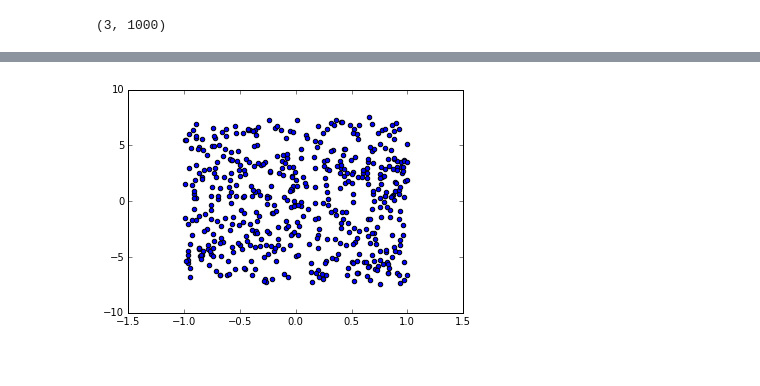
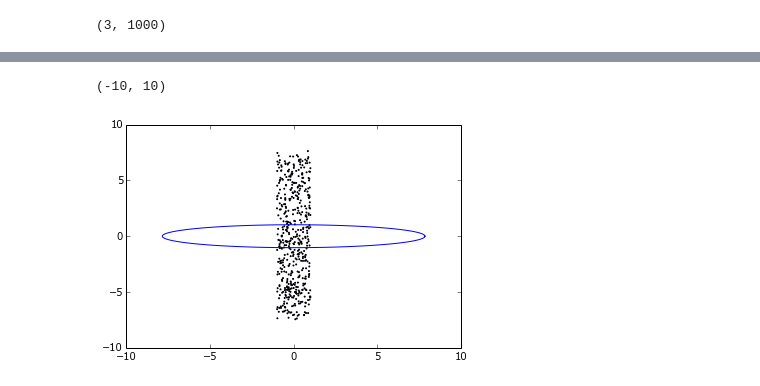
Before and after one commit to jngaravitoc/shapes, a Jupyter notebook: Inertia_tensor_method.ipynb, the cells around one changed output, grey strips where cells are left out. Drawn from its saved outputs; the diff is of its cells as text; code cells hidden in the pictures.

```diff
--- a/Inertia_tensor_method.ipynb
+++ b/Inertia_tensor_method.ipynb
@@ -256,9 +215,11 @@ ylim(-10, 10)
 # %%
 u = np.linspace(0, 2 * np.pi, 100)
-#v = np.linspace(0, np.pi, 100)
 xt = a*cos(u)
 yt = a*q*sin(u)
-scatter(x, y)
+scatter(x, y, s=1)
 zt = np.zeros(100)
+plot(xt, yt)
+ylim(-10, 10)
 # %% [output]
+(-10, 10)
-[figure, old version]
+[figure, new version]
```
Also changed, not shown: parts of 14 cells of this notebook.
